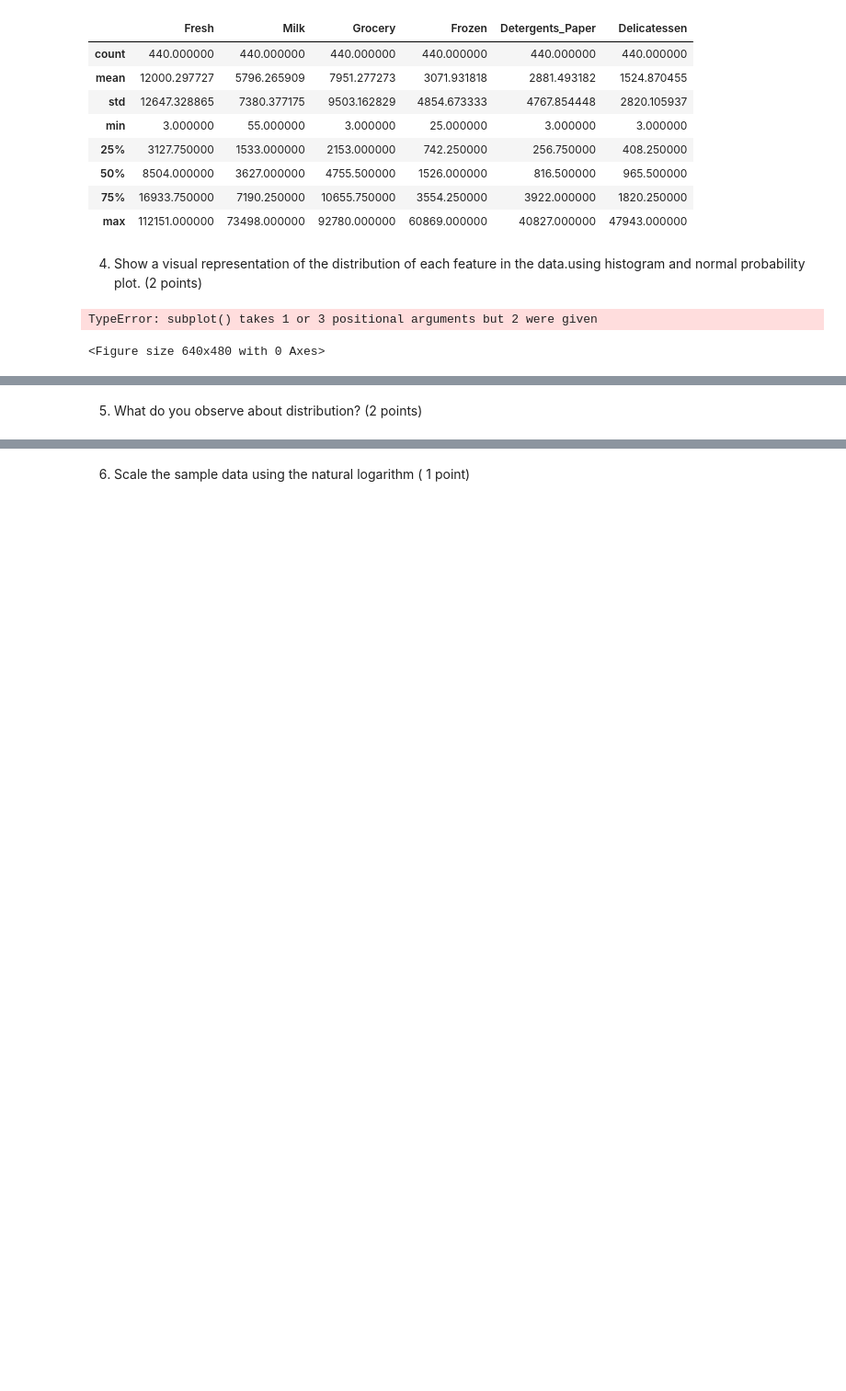
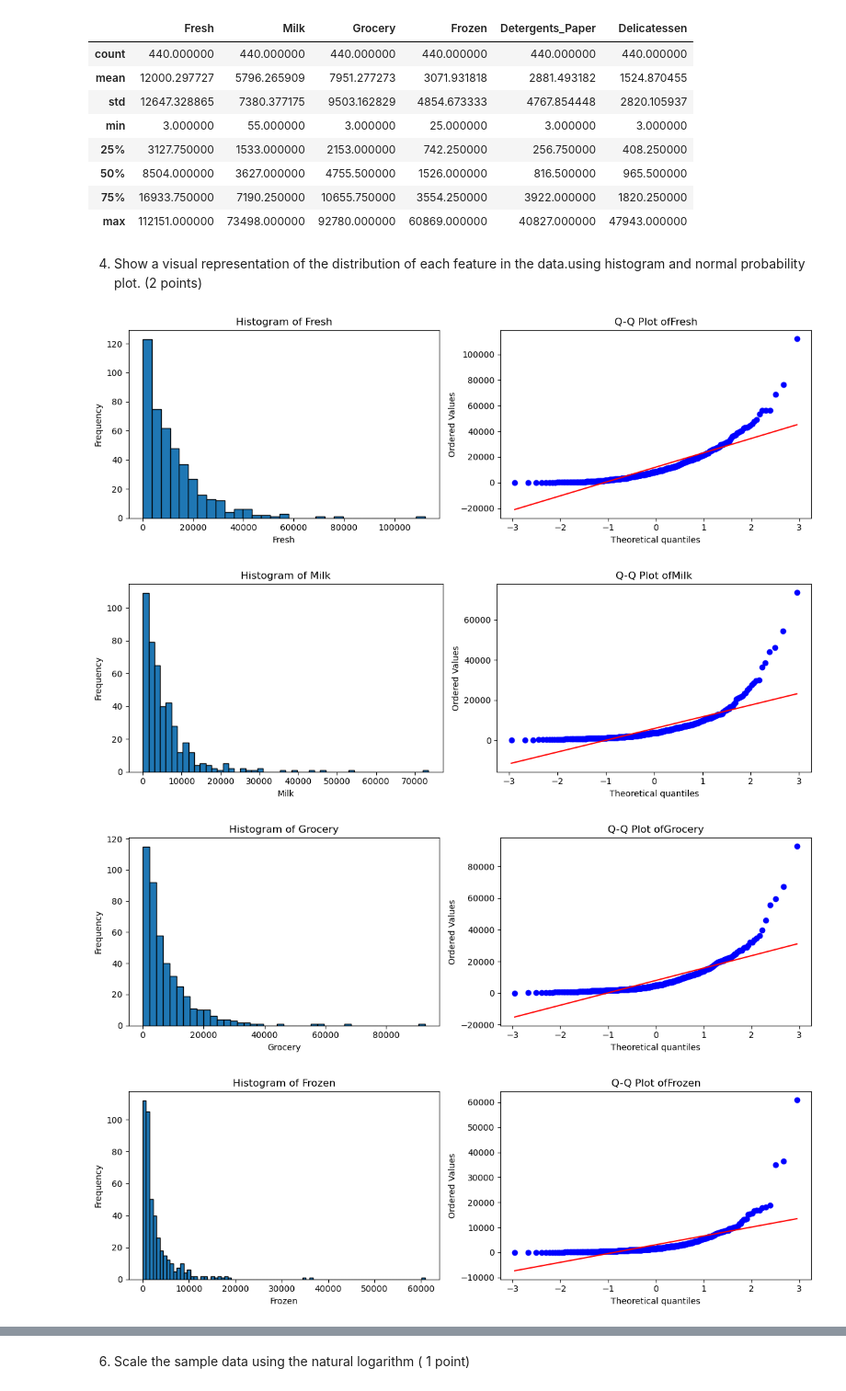
Before and after one commit to thepkcodes/Market-Basket-Analysis, a Jupyter notebook: Project_3.ipynb, the cells around one changed output, grey strips where cells are left out. Shown at 92% size. Saved outputs shown, nothing was run; the diff lists cells and outputs as text; code cells hidden in the pictures; blank space fills up the shorter version.

```diff
--- a/Project_3.ipynb
+++ b/Project_3.ipynb
@@ -429,20 +429,21 @@ df_cd.describe()
 # %%
 # write your code here
 features = df_cd.columns.tolist()
 # Loop through columns and create plots
 for feature in features:
-    fig, axes = plt.subplot(1, 2, figsize=(12, 4))
-    df_cd[feature].hist()
-    plt.title(f'Histogram of {feature}')
-    plt.xlabel(feature)
-    plt.ylabel('Frequency')
+    fig, (ax1, ax2) = plt.subplots(1, 2, figsize=(12, 4))
+    ax1.hist(df_cd[feature], bins='auto', edgecolor='black')
+    ax1.set_title(f'Histogram of {feature}')
+    ax1.set_xlabel(feature)
+    ax1.set_ylabel('Frequency')
+
+    stats.probplot(df_cd[feature], dist="norm", plot=ax2)
+    ax2.set_title(f'Q-Q Plot of{feature}')
+
+    plt.tight_layout()
     plt.show()
-
-    # Normal probability (Q-Q) plot
-    plt.figure()
-    stats.probplot(df_cd[feature], dist = "norm", plot = plt)
-    plt.title(f'Normal Q-Q Plot of {feature}')
-    plt.show()
 # %% [output]
-TypeError: subplot() takes 1 or 3 positional arguments but 2 were given
-<Figure size 640x480 with 0 Axes>
+[figure, added]
+[figure, added]
+[figure, added]
+[figure, added]
@@ -449,2 +451,0 @@ TypeError: subplot() takes 1 or 3 positional arguments but 2 were given
-# %% [markdown]
-5. What do you observe about distribution? (2 points)
```
Also changed, not shown: parts of 24 cells of this notebook.
